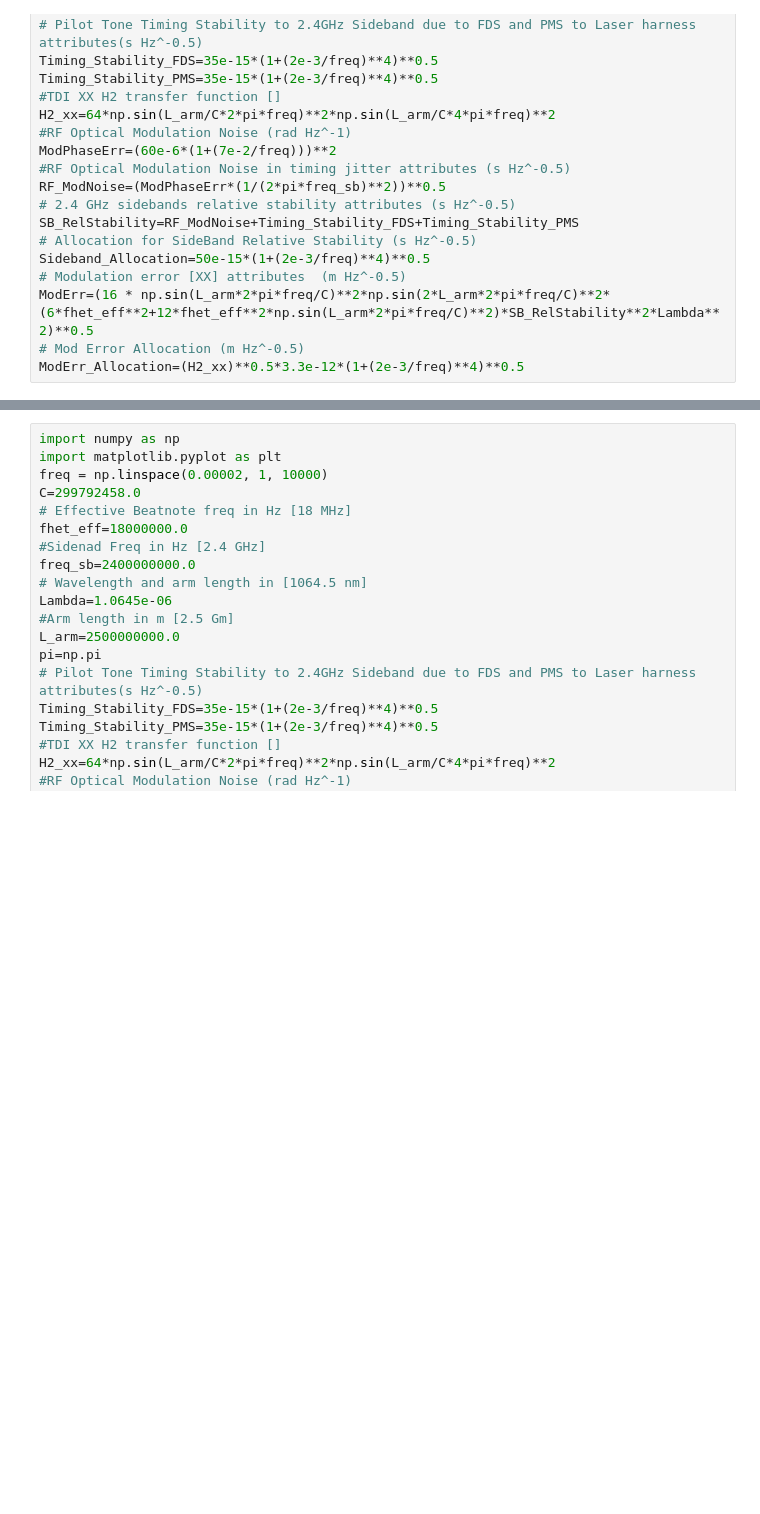
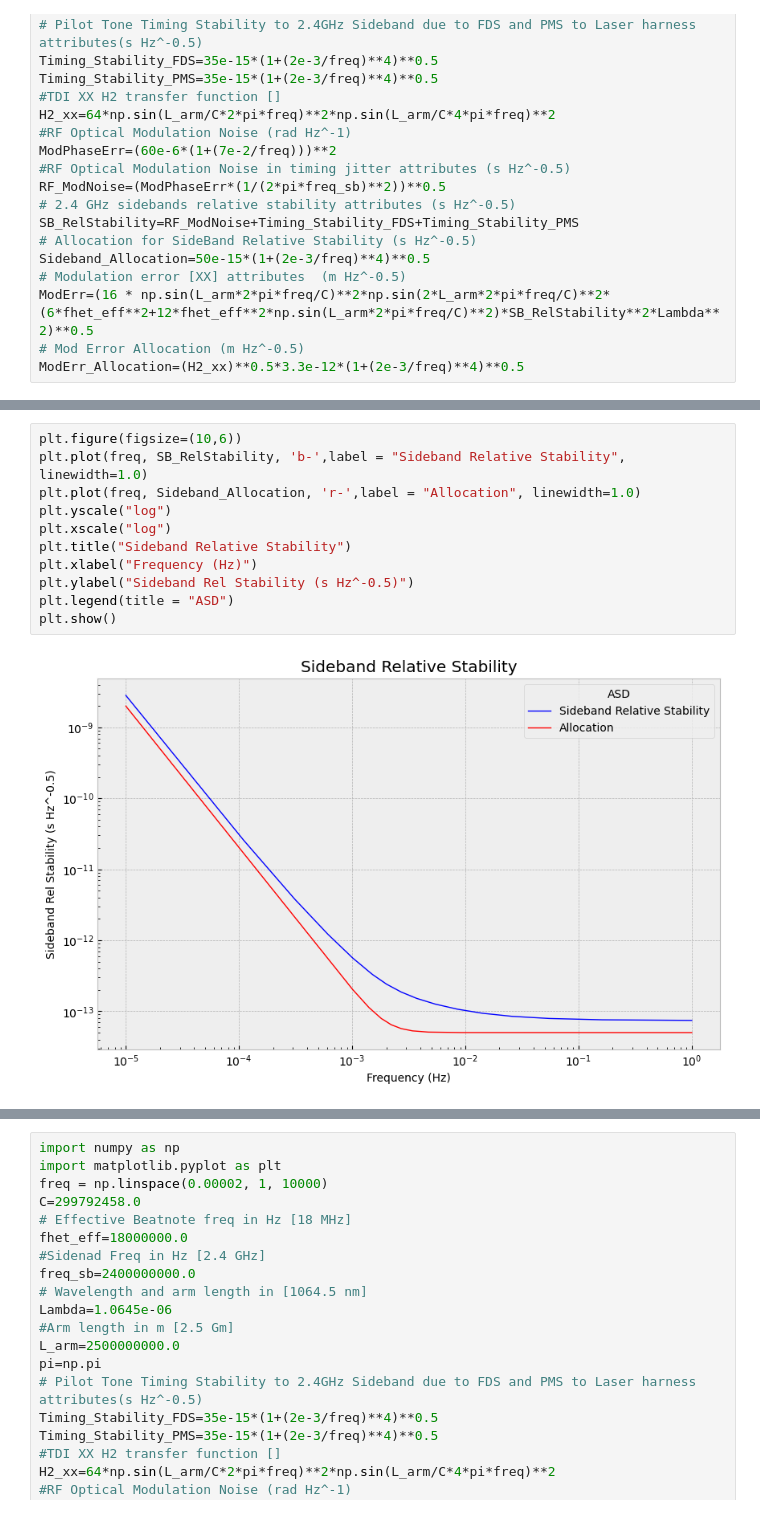
Before and after one commit to raidurgesh/RFNoise, a Jupyter notebook: RFModErr0.ipynb, the cells around one changed output, grey strips where cells are left out. Cells and saved outputs as stored; diff of their text form; blank space fills up the shorter version.

```diff
--- a/RFModErr0.ipynb
+++ b/RFModErr0.ipynb
@@ -116 +61,14 @@ Image(url= "https://perf-lisa.in2p3.fr/figs/d34674d6-6a83-43b7-82fb-e25a5a38d251
+# %%
+plt.figure(figsize=(10,6))
+plt.plot(freq, SB_RelStability, 'b-',label = "Sideband Relative Stability", linewidth=1.0)
+plt.plot(freq, Sideband_Allocation, 'r-',label = "Allocation", linewidth=1.0)
+plt.yscale("log")
+plt.xscale("log")
+plt.title("Sideband Relative Stability")
+plt.xlabel("Frequency (Hz)")
+plt.ylabel("Sideband Rel Stability (s Hz^-0.5)")
+plt.legend(title = "ASD")
+plt.show()
+# %% [output]
+[figure, added]
 # %%
```
Also changed, not shown: parts of 9 cells of this notebook.
